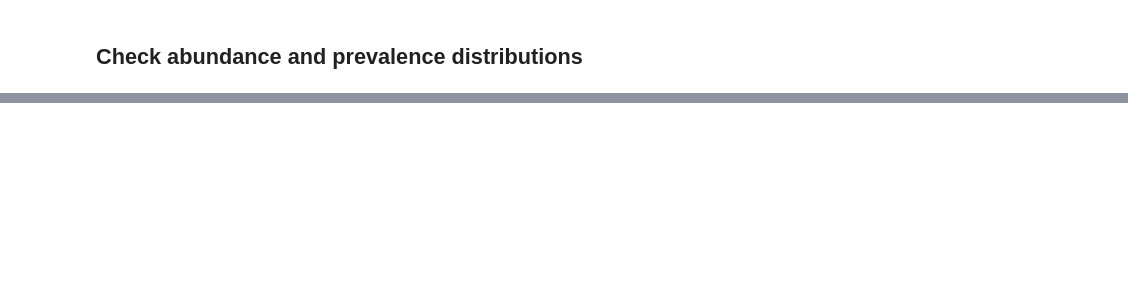
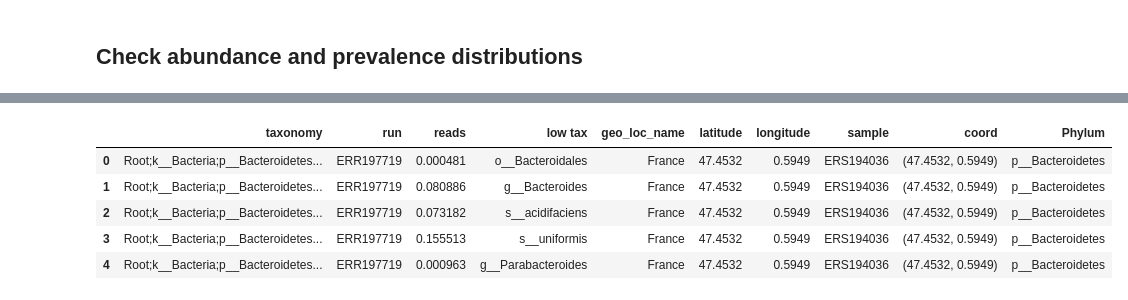
Before and after one commit to dhonson-lncrna/DH_SymbiosisProject, a Jupyter notebook: 02) preprocessing.ipynb, the cells around one changed output, grey strips where cells are left out. Cells and saved outputs as stored; diff of their text form; code cells hidden in the pictures; blank space fills up the shorter version.

Commit message:
Added documentation and exported to html

```diff
--- a/02) preprocessing.ipynb
+++ b/02) preprocessing.ipynb
@@ -184,6 +179 @@ ap_df.head()
-# %%
-# Log transforms
-ap_df['Mean abundance (log10)'] = np.log10(ap_df['mean abundance'])
-ap_df['Std abundance (log10)'] = np.log10(ap_df['std abundance'])
-ap_df['Prevalence (log10)'] = np.log10(ap_df['prevalence'])
 # %%
@@ -221,0 +272,7 @@ scatter*error
+# %%
+# Filter out Clostridiaceae counts over 100
+clost_inf = list(locations[locations['Clostridiaceae'] > 100]['run'])
+
+print('Samples before filtering: ' + str(len(read_df.columns)))
+read_df = read_df.drop(clost_inf, axis=1)
+print('Samples after filtering: ' + str(len(read_df.columns)))
@@ -221,0 +284,63 @@ scatter*error
+# %%
+# First, filter by the desired taxa
+prev_thresh = 0.1
+ap_df = ap_df[ap_df['Prevalence'] > prev_thresh]
+
+print('Taxa before filtering: ' + str(len(read_df)))
+read_df = read_df.loc[ap_df['taxon']]
+print('Taxa after filtering: ' + str(len(read_df)))
+
+# Next, Total Sum Scale. CLR will not work due to zero values in some samples.
+for c in read_df:
+    read_df[c] = read_df[c] / np.sum(read_df[c])
+
+# Melt dataframe
+melt_df = read_df.reset_index(drop=False)
+
+melt_df = pd.melt(melt_df,id_vars=melt_df.columns[0],var_name='run',value_name='reads')
+melt_df = melt_df.rename({'#SampleID':'taxonomy'},axis=1)
+
+# Add missing metadata
+# Lowest taxonomy
+tax_ls = [i.split(';') for i in melt_df['taxonomy']]
+
+for i,v in enumerate(tax_ls):
+    for t in v[::-1]:
+        if t[-1] == '_':
+            pass
+        else:
+            tax_ls[i] = t
+            break
+
+melt_df['low tax'] = tax_ls
+
+# Location
+run_indexed = locations.set_index('run')
+
+for i in melt_df.index:
+    run = melt_df.loc[i,'run']
+
+    melt_df.loc[i,'geo_loc_name'] = run_indexed.loc[run,'geo_loc_name']
+    melt_df.loc[i,'latitude'] = run_indexed.loc[run,'latitude']
+    melt_df.loc[i,'longitude'] = run_indexed.loc[run,'longitude']
+    melt_df.loc[i,'sample'] = run_indexed.loc[run,'sample']
+    melt_df.loc[i,'coord'] = run_indexed.loc[run,'coord']
+
+# Phylum
+tax_ls = [i.split(';') for i in melt_df['taxonomy']]
+
+for i,v in enumerate(tax_ls):
+    for t in v:
+        if t[0] == 'p':
+            tax_ls[i] = t
+            break
+        else:
+            pass
+
+melt_df['Phylum'] = tax_ls
+
+# Export
+melt_df.to_csv('data/filtData.csv',index=False)
+
+melt_df.head()
+# %% [output]
@@ -221,0 +349,6 @@ scatter*error
+|  | taxonomy | run | reads | low tax | geo_loc_name | latitude | longitude | sample | coord | Phylum |
+| 0 | Root;k__Bacteria;p__Bacteroidetes... | ERR197719 | 0.000481 | o__Bacteroidales | France | 47.4532 | 0.5949 | ERS194036 | (47.4532, 0.5949) | p__Bacteroidetes |
+| 1 | Root;k__Bacteria;p__Bacteroidetes... | ERR197719 | 0.080886 | g__Bacteroides | France | 47.4532 | 0.5949 | ERS194036 | (47.4532, 0.5949) | p__Bacteroidetes |
+| 2 | Root;k__Bacteria;p__Bacteroidetes... | ERR197719 | 0.073182 | s__acidifaciens | France | 47.4532 | 0.5949 | ERS194036 | (47.4532, 0.5949) | p__Bacteroidetes |
+| 3 | Root;k__Bacteria;p__Bacteroidetes... | ERR197719 | 0.155513 | s__uniformis | France | 47.4532 | 0.5949 | ERS194036 | (47.4532, 0.5949) | p__Bacteroidetes |
+| 4 | Root;k__Bacteria;p__Bacteroidetes... | ERR197719 | 0.000963 | g__Parabacteroides | France | 47.4532 | 0.5949 | ERS194036 | (47.4532, 0.5949) | p__Bacteroidetes |
```
Also changed, not shown: parts of 17 cells of this notebook, 3 other files.
